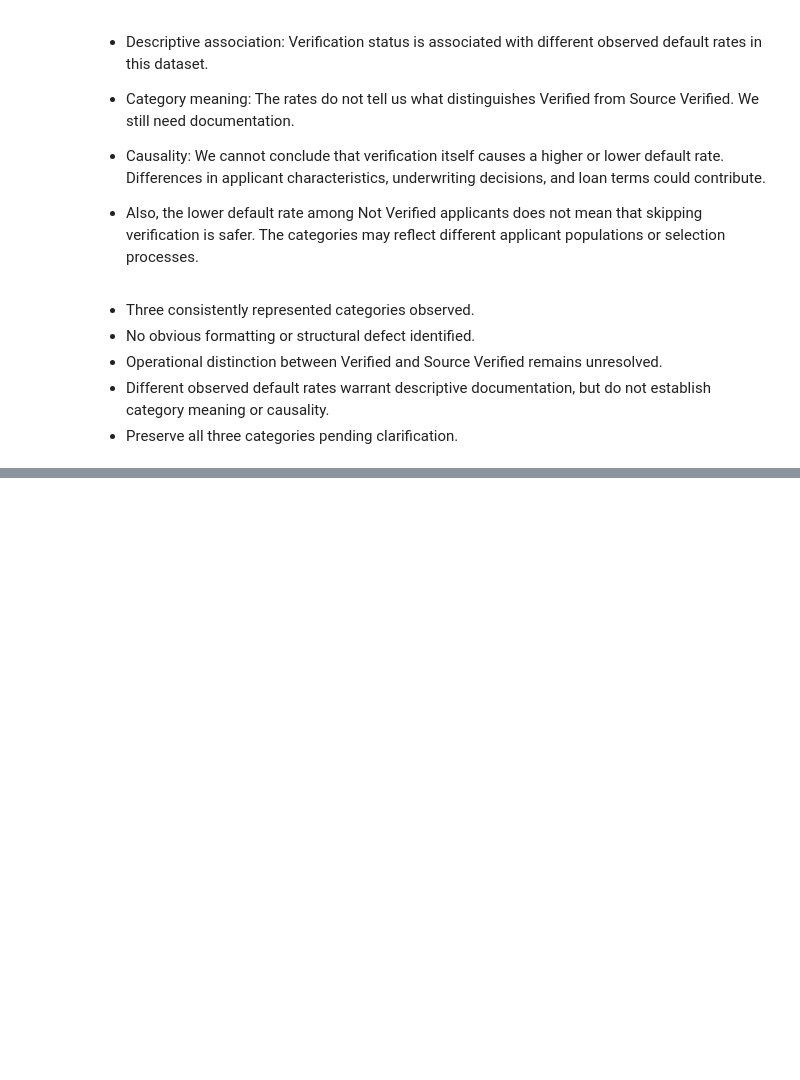
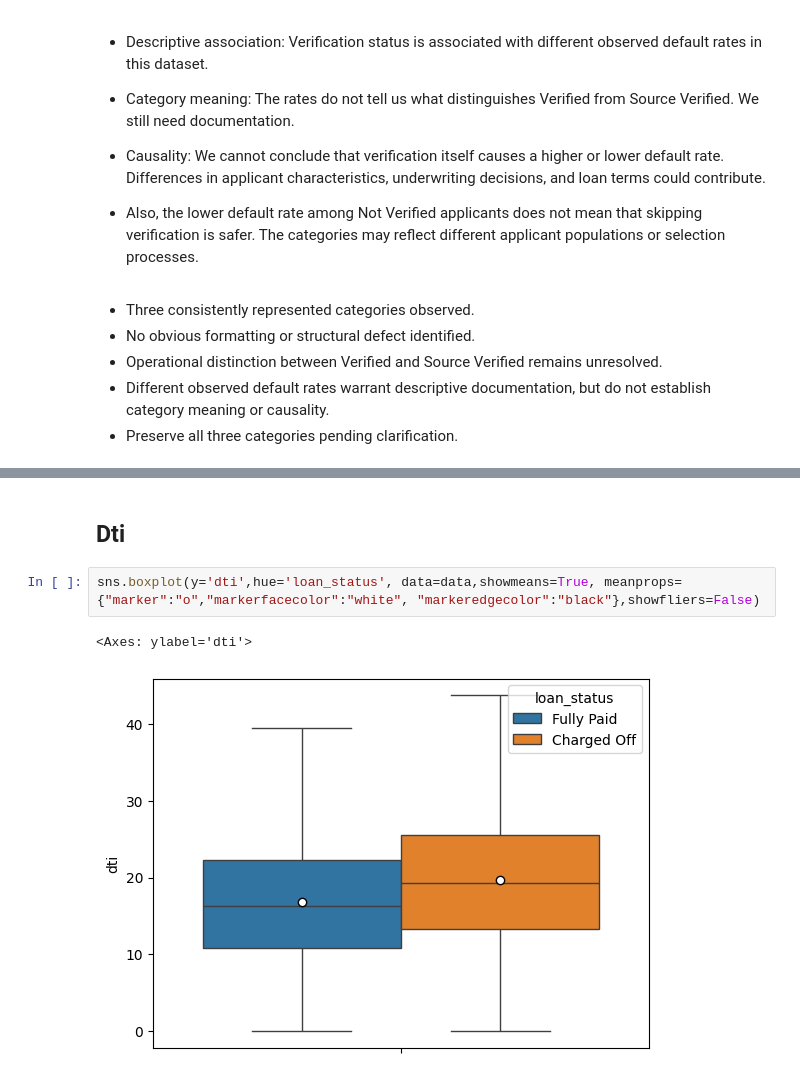
Before and after one commit to sri9079/Loan_tap, a Jupyter notebook: loan_tap_Case Study.ipynb, the cells around one changed output, grey strips where cells are left out. Cells and saved outputs as stored; diff of their text form; blank space fills up the shorter version.

```diff
--- a/loan_tap_Case Study.ipynb
+++ b/loan_tap_Case Study.ipynb
@@ -1776,0 +1891,7 @@ pd.crosstab(data['verification_status'], data['loan_status'], normalize='index')
+# %% [markdown]
+## Dti
+# %%
+sns.boxplot(y='dti',hue='loan_status', data=data,showmeans=True, meanprops={"marker":"o","markerfacecolor":"white", "markeredgecolor":"black"},showfliers=False)
+# %% [output]
+<Axes: ylabel='dti'>
+[figure, added]
```
Also changed, not shown: parts of 36 cells of this notebook, 1 other file.
